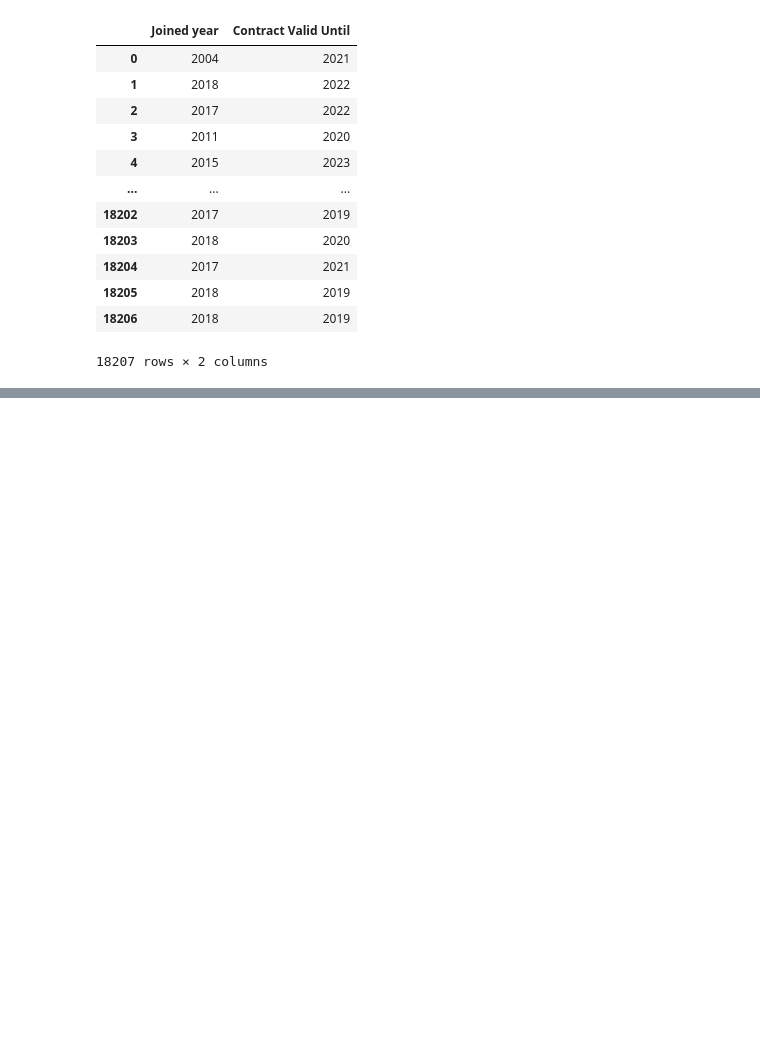
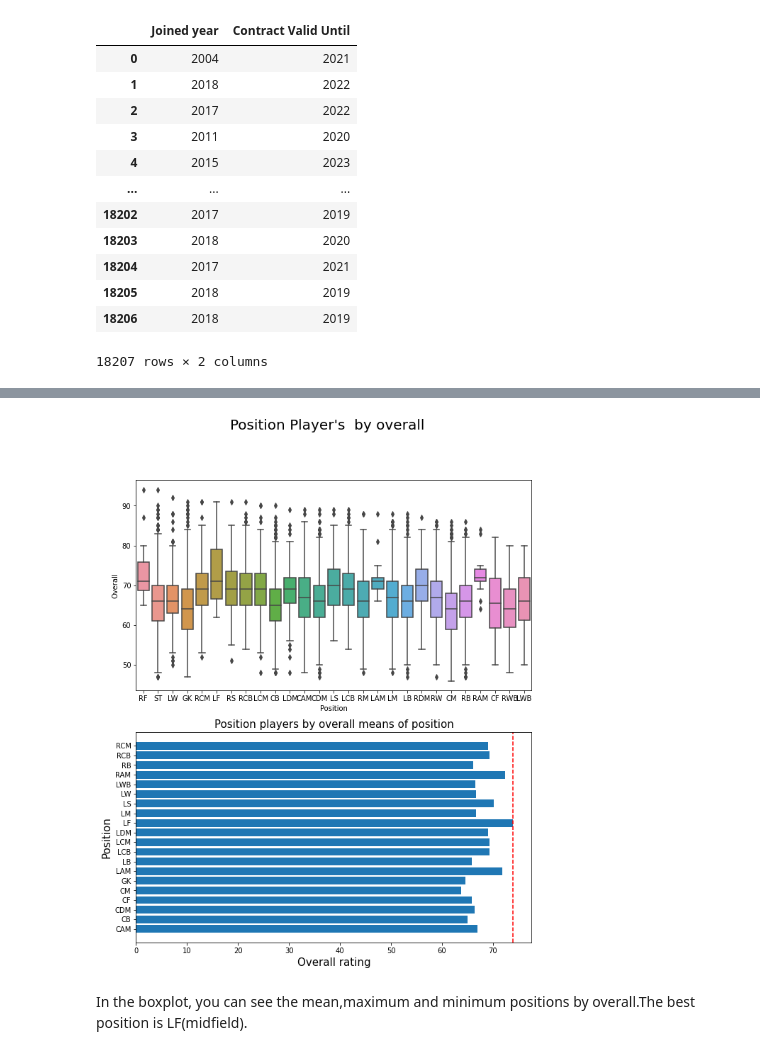
Before and after one commit to Sarvarbek019/FIFA-2019, a Jupyter notebook: FIFA 2019.ipynb, the cells around one changed output, grey strips where cells are left out. Cells and saved outputs as stored; diff of their text form; code cells hidden in the pictures; blank space fills up the shorter version.

```diff
--- a/FIFA 2019.ipynb
+++ b/FIFA 2019.ipynb
@@ -283,0 +518,6 @@ reader[['Joined year','Contract Valid Until']]
+# %%
+rf=reader[['Position','Overall']]
+rf_groupped=rf.groupby(["Position"],as_index = False).max()
+rf1_groupped=rf.groupby(["Position"],as_index = False).mean()
+rf2_groupped=rf.groupby(["Position"],as_index = False).count()
+rf1_groupped.head(10)
@@ -283,0 +556,14 @@ reader[['Joined year','Contract Valid Until']]
+# %%
+fig, axes = plt.subplots(nrows=2, ncols=1,figsize=(10, 12))
+plt.suptitle("Position Player's  by overall", size=20)
+sns.boxplot(x=reader['Position'], y=reader["Overall"],ax=axes[0])
+plt.ylabel('Position', size=15)
+plt.xlabel('Overall rating', size=15)
+plt.title('Position players by overall means of position',size=15)
+plt.barh(rf1_groupped['Position'].head(20),rf1_groupped['Overall'].head(20))
+plt.axvline(rf1_groupped["Overall"].max(), ls='--', color='r')
+plt.show()
+# %% [output]
+[figure, added]
+# %% [markdown]
+In the boxplot, you can see the mean,maximum and minimum positions by overall.The best position is LF(midfield).
```
Also changed, not shown: parts of 66 cells of this notebook.
